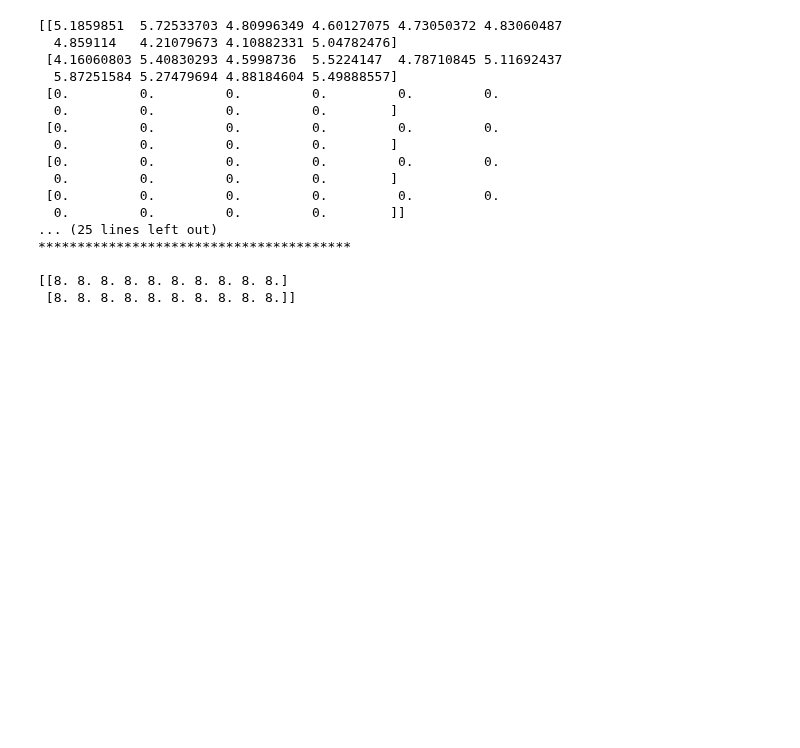
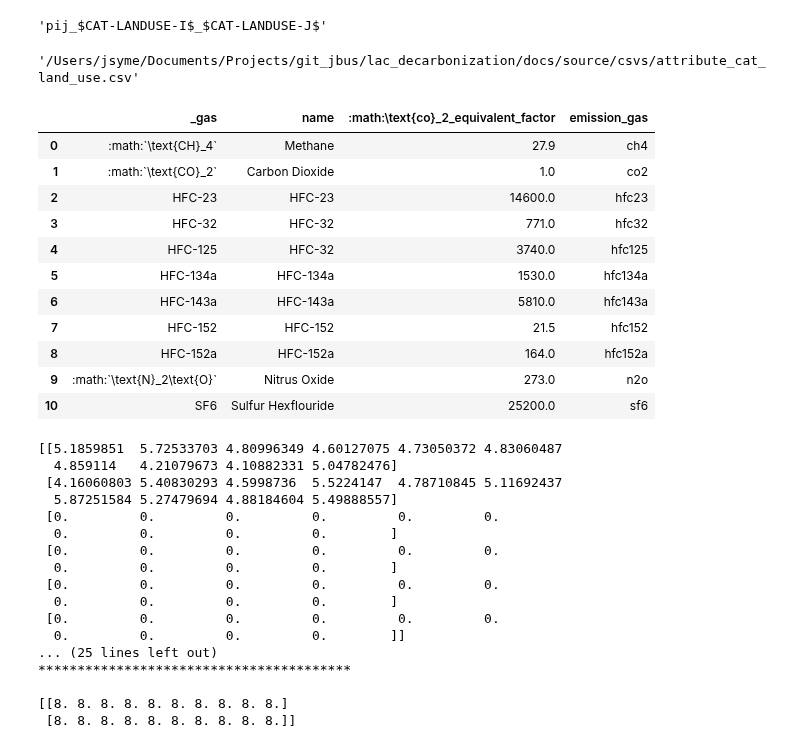
Before and after one commit to jarojasag/lac_decarbonization, a Jupyter notebook: python/build_experimental_design.ipynb, the cells around one changed output. Cells and saved outputs as stored; diff of their text form; code cells hidden in the pictures; blank space fills up the shorter version.

```diff
--- a/python/build_experimental_design.ipynb
+++ b/python/build_experimental_design.ipynb
@@ -682,21 +705,0 @@ True
-# %%
-# retrieve available attribute tables
-
-substr_cat = "attribute_"
-substr_vr = "table_varrreqs_by_category"
-ext_tab = ".csv"
-
-all_attributes = os.listdir(dir_attribute_tables)
-attributes = [x for x in all_attributes if (substr_cat in x) and (ext_tab in x)]
-var_reqs = [x for x in all_attributes if (substr_vr in x) and (ext_tab in x)]
-
-
-# read in attributes
-dict_attributes = {}
-for att in attributes:
-
-    nm = att.replace(ext_tab, "").replace(substr_cat, "")
-    fp = os.path.join(dir_attribute_tables, att)
-
-    att_table = ds.AttributeTable(fp, nm, [])
-    dict_attributes.update({nm: att_table})
@@ -711,3 +944,29 @@ varreqs_livestock.field_maps["variable_to_variable_schema"]["Head count"]
+# %%
+var_transition_probability = "Unadjusted Land Use Transition Probability"
+var_schema = ds.clean_schema(dict_vr_lndu_vvs[var_transition_probability])
+var_schema
+# %% [output]
+'pij_$CAT-LANDUSE-I$_$CAT-LANDUSE-J$'
+# %%
+dict_attributes["cat_landuse"].fp_table
+# %% [output]
+'/Users/jsyme/Documents/Projects/git_jbus/lac_decarbonization/docs/source/csvs/attribute_cat_land_use.csv'
+# %%
+
+dict_attributes["emission_gas"].table
+# %% [output]
+|  | ﻿_gas | name | :math:\text{co}_2_equivalent_factor | emission_gas |
+| 0 | :math:`\text{CH}_4` | Methane | 27.9 | ch4 |
+| 1 | :math:`\text{CO}_2` | Carbon Dioxide | 1.0 | co2 |
+| 2 | HFC-23 | HFC-23 | 14600.0 | hfc23 |
+| 3 | HFC-32 | HFC-32 | 771.0 | hfc32 |
+| 4 | HFC-125 | HFC-32 | 3740.0 | hfc125 |
+| 5 | HFC-134a | HFC-134a | 1530.0 | hfc134a |
+| 6 | HFC-143a | HFC-143a | 5810.0 | hfc143a |
+| 7 | HFC-152 | HFC-152 | 21.5 | hfc152 |
+| 8 | HFC-152a | HFC-152a | 164.0 | hfc152a |
+| 9 | :math:`\text{N}_2\text{O}` | Nitrus Oxide | 273.0 | n2o |
+| 10 | SF6 | Sulfur Hexflouride | 25200.0 | sf6 |
 # %%
 aa = np.zeros((6, 10))
 aa1 = np.random.rand(2, 10)*2+4
```
Also changed, not shown: parts of 19 cells of this notebook, 33 other files.
